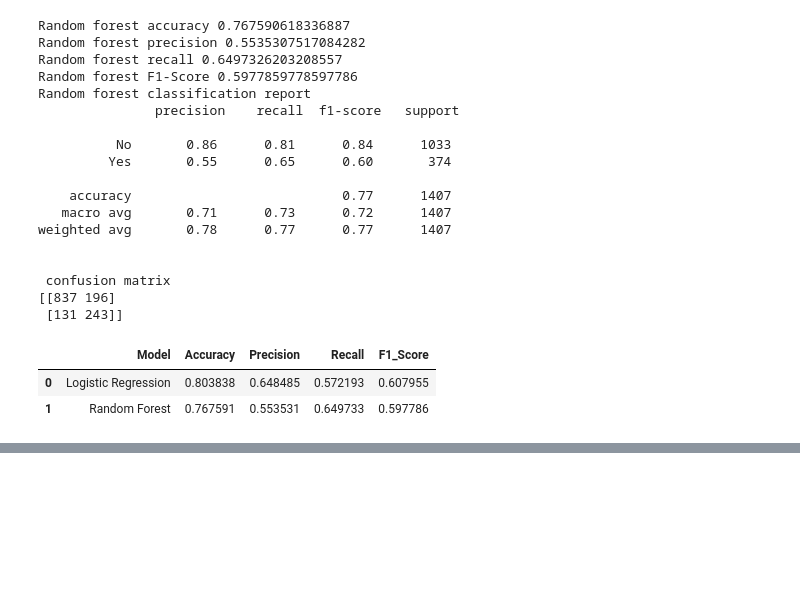
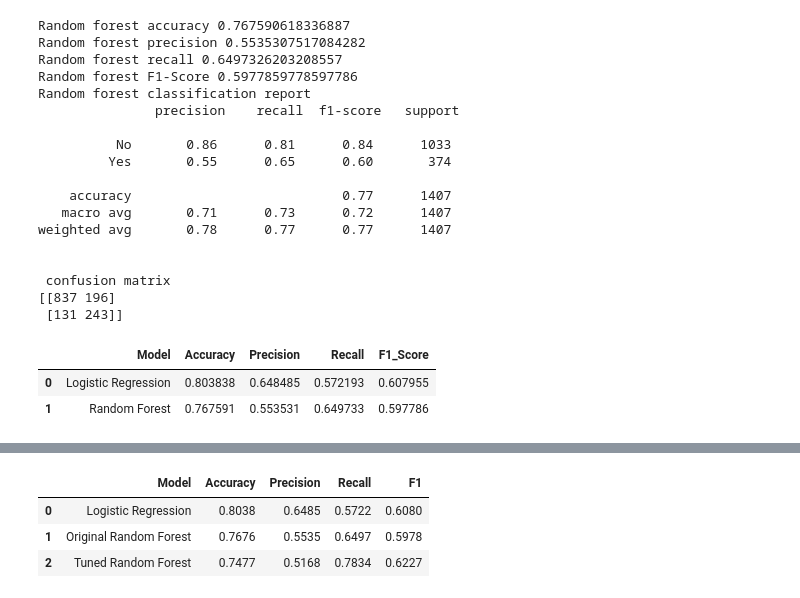
Before and after one commit to Juli-af/customer-churn-prediction, a Jupyter notebook: notebooks/01_data_inspection.ipynb, the cells around one changed output, grey strips where cells are left out. Drawn from its saved outputs; the diff is of its cells as text; code cells hidden in the pictures; blank space fills up the shorter version.

Commit message:
feat: tune random forest hyper parameters

```diff
--- a/notebooks/01_data_inspection.ipynb
+++ b/notebooks/01_data_inspection.ipynb
@@ -489,3 +489,15 @@ cv_comparison.round(4)
 |  | accuracy_mean | accuracy_std | precision _mean | precision _std | recall_mean | recall_std | f1_score_mean | ... |
 | Logistic Regression | 0.8025 | 0.0116 | 0.6541 | 0.0289 | 0.5465 | 0.0229 | 0.5953 | ... |
 | Random Forest | 0.7746 | 0.0101 | 0.5668 | 0.0165 | 0.6435 | 0.0251 | 0.6027 | ... |
+# %%
+from sklearn.model_selection import RandomizedSearchCV
+from scipy.stats import randint
+
+param_distributions = {
+    "classifier__n_estimators" : randint(100, 600),
+    "classifier__max_depth" : [None, 5, 10, 15, 20, 30],
+    "classifier__min_samples_split" : randint(2,20),
+    "classifier__min_samples_leaf" : randint(1, 10),
+    "classifier__max_features" : ["sqrt", "log2", None],
+    "classifier__class_weight" : ["balanced", "balanced_subsample"]
+}
@@ -491,0 +532,2 @@ cv_comparison.round(4)
+# %%
+rf_search.fit(X_train, y_train)
@@ -491,0 +564,2 @@ cv_comparison.round(4)
+# %%
+y_pred_tuned = rf_search.predict(X_test)
@@ -491,0 +610,35 @@ cv_comparison.round(4)
+# %%
+comparison = pd.DataFrame({
+    "Model": [
+        "Logistic Regression",
+        "Original Random Forest",
+        "Tuned Random Forest"
+    ],
+    "Accuracy": [
+        accuracy_score(y_test, y_pred_logistic),
+        accuracy_score(y_test, y_pred_rf),
+        accuracy_score(y_test, y_pred_tuned)
+    ],
+    "Precision": [
+        precision_score(y_test, y_pred_logistic, pos_label="Yes"),
+        precision_score(y_test, y_pred_rf, pos_label="Yes"),
+        precision_score(y_test, y_pred_tuned, pos_label="Yes")
+    ],
+    "Recall": [
+        recall_score(y_test, y_pred_logistic, pos_label="Yes"),
+        recall_score(y_test, y_pred_rf, pos_label="Yes"),
+        recall_score(y_test, y_pred_tuned, pos_label="Yes")
+    ],
+    "F1": [
+        f1_score(y_test, y_pred_logistic, pos_label="Yes"),
+        f1_score(y_test, y_pred_rf, pos_label="Yes"),
+        f1_score(y_test, y_pred_tuned, pos_label="Yes")
+    ]
+})
+
+comparison.round(4)
+# %% [output]
+|  | Model | Accuracy | Precision | Recall | F1 |
+| 0 | Logistic Regression | 0.8038 | 0.6485 | 0.5722 | 0.6080 |
+| 1 | Original Random Forest | 0.7676 | 0.5535 | 0.6497 | 0.5978 |
+| 2 | Tuned Random Forest | 0.7477 | 0.5168 | 0.7834 | 0.6227 |
```
Also changed, not shown: parts of 5 cells of this notebook.
